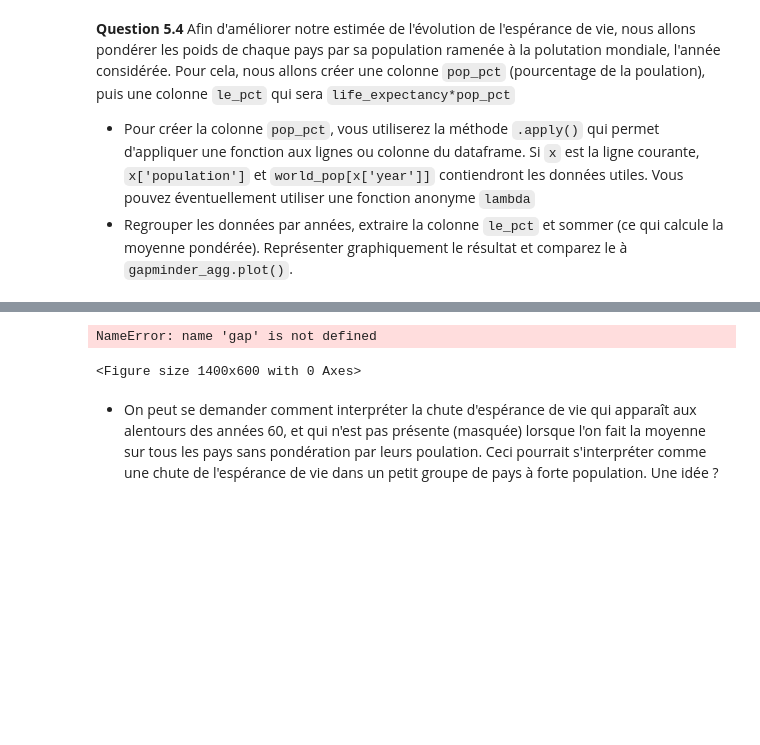
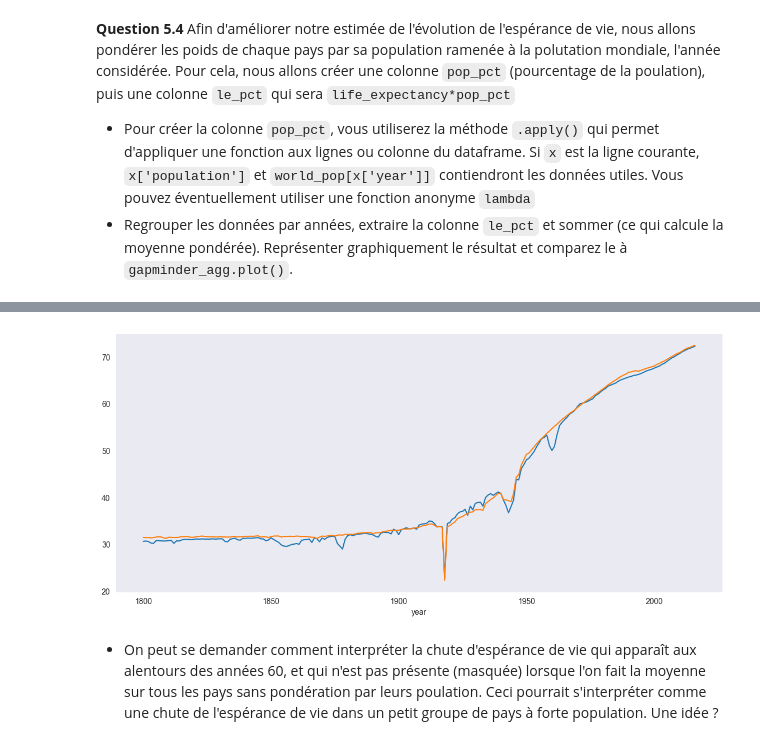
Before and after one commit to Aubert-Antoine/EL_3019-Data_Sciences, a Jupyter notebook: TP1 gapminder Life Expectancy/TP0_DS_gapminder_sujet.ipynb, the cells around one changed output, grey strips where cells are left out. Cells and saved outputs as stored; diff of their text form; code cells hidden in the pictures; blank space fills up the shorter version.

```diff
--- a/TP1 gapminder Life Expectancy/TP0_DS_gapminder_sujet.ipynb
+++ b/TP1 gapminder Life Expectancy/TP0_DS_gapminder_sujet.ipynb
@@ -469,6 +560,8 @@ Pour cela, nous allons créer une colonne `pop_pct` (pourcentage de la poulation
 - Pour créer la colonne `pop_pct`, vous utiliserez la méthode `.apply()` qui permet d'appliquer une fonction aux lignes ou colonne du dataframe. Si `x` est la ligne courante, `x['population']` et `world_pop[x['year']]` contiendront les données utiles. Vous pouvez éventuellement utiliser une fonction anonyme `lambda`
 - Regrouper les données par années, extraire la colonne `le_pct` et sommer (ce qui calcule la moyenne pondérée). Représenter  graphiquement le résultat et comparez le à `gapminder_agg.plot()`.
 # %%
-gap['pop_pct'] = gap.apply(____, axis=__)
-gap['le_pct'] = gap['life_expectancy']*gap['pop_pct']
+gap['pop_pct'] = gap.apply(lambda x: x['population']/world_pop[x['year']], axis=1)
+gap['le_pct'] = gap['Life expectancy']*gap['pop_pct']
+# (gap.groupby('year')['population'].sum())
+gap.head()
 # %% [output]
@@ -476,13 +574,12 @@ NameError: name 'gap' is not defined
 # %%
 %matplotlib inline
 plt.figure(figsize=(14,6))
-gap.groupby('____')['____'].___().___()
+gap.groupby('year')['le_pct'].sum().plot()
 gapminder_agg.plot()
 plt.grid()
 #plt.axis([1900, 2000, 20, 75])
 # %% [output]
-NameError: name 'gap' is not defined
-<Figure size 1400x600 with 0 Axes>
+[figure, added]
 # %% [markdown]
 - On peut se demander comment interpréter la chute d'espérance de vie qui apparaît aux alentours des années 60, et qui n'est pas présente (masquée) lorsque l'on fait la moyenne sur tous les pays sans pondération par leurs poulation. Ceci pourrait s'interpréter comme une chute de l'espérance de vie dans un petit groupe de pays à forte population. Une idée ?
 # %% [markdown]
```
Also changed, not shown: parts of 38 cells of this notebook.
